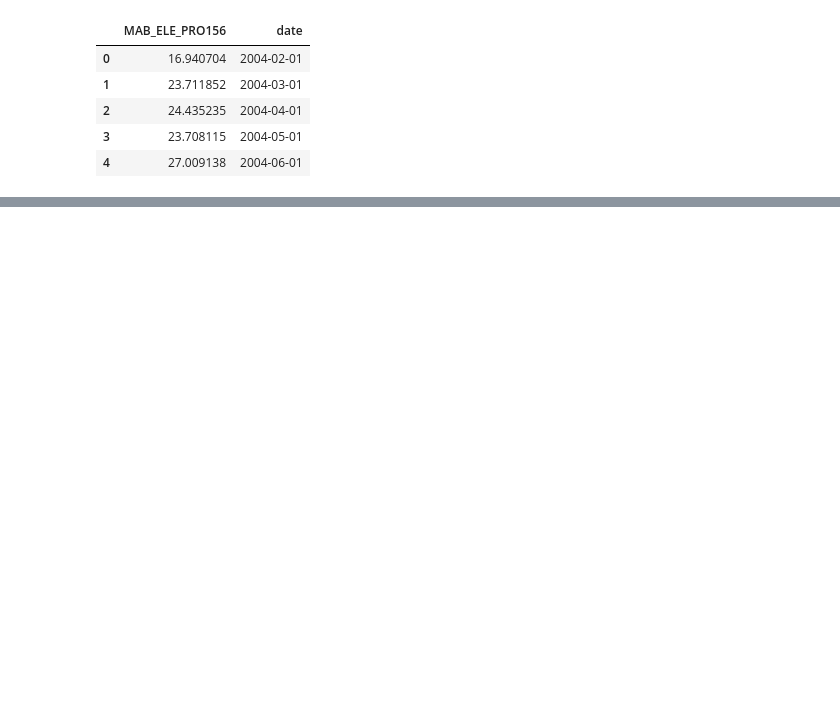
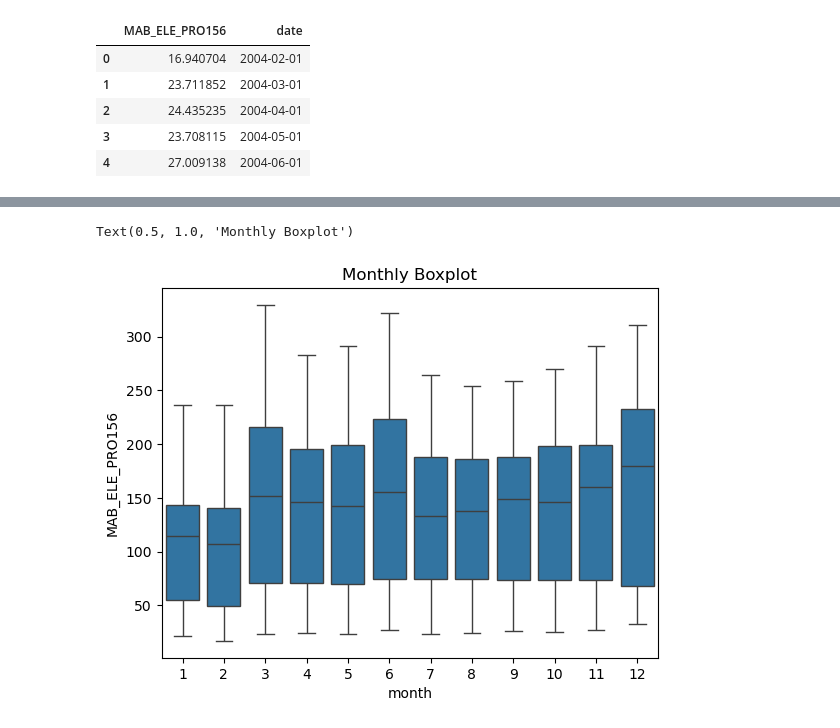
Before and after one commit to philippedut/BC_DA_Siemens, a Jupyter notebook: Notebooks/Market_data_prediction.ipynb, the cells around one changed output, grey strips where cells are left out. Cells and saved outputs as stored; diff of their text form; code cells hidden in the pictures; blank space fills up the shorter version.

```diff
--- a/Notebooks/Market_data_prediction.ipynb
+++ b/Notebooks/Market_data_prediction.ipynb
@@ -441,0 +482,8 @@ df.plot(style='-', figsize=(15,5),color = color_pal[1], title= 'SIMPLE_FORECAST'
+# %%
+def create_features(df):
+    df['month'] = df.index.month
+    df['year'] = df.index.year
+    return df
+# %%
+df = create_features(df)
+df.head()
@@ -441,0 +508,6 @@ df.plot(style='-', figsize=(15,5),color = color_pal[1], title= 'SIMPLE_FORECAST'
+# %%
+sns.boxplot(data=df, x='month', y='MAB_ELE_PRO156', color=color_pal[0])
+plt.title('Monthly Boxplot')
+# %% [output]
+Text(0.5, 1.0, 'Monthly Boxplot')
+[figure, added]
```
Also changed, not shown: parts of 28 cells of this notebook.
